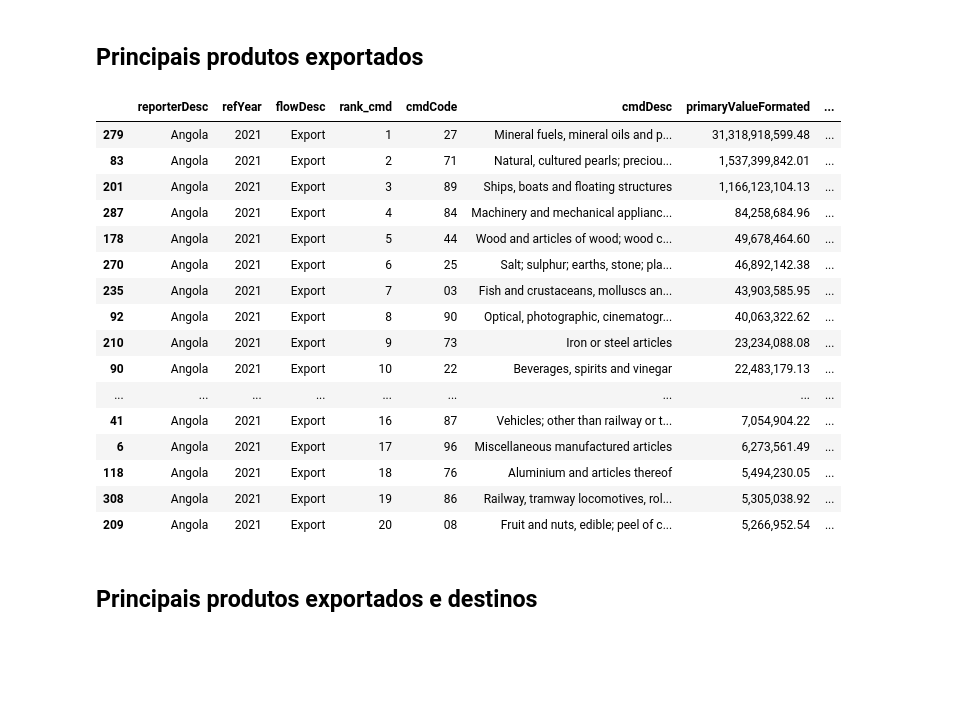
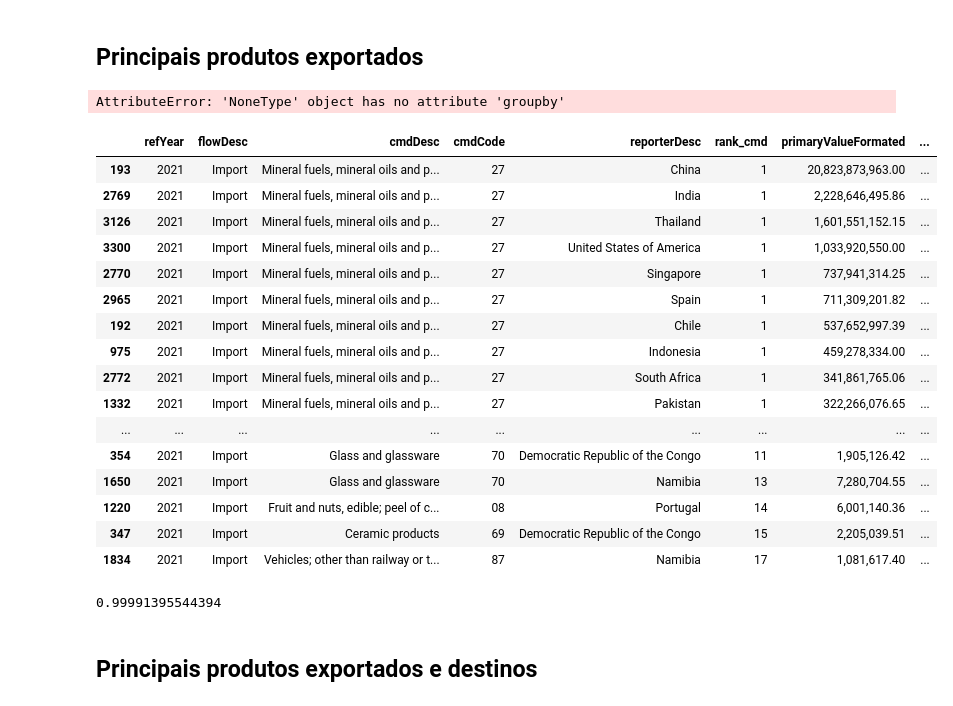
Before and after one commit to joaquimrcarvalho/cipf-comtrade, a Jupyter notebook: country_trade_profile.ipynb, the cells around one changed output. Cells and saved outputs as stored; diff of their text form; code cells hidden in the pictures; blank space fills up the shorter version.

Commit message:
Several improvments on top_partners and top_cmd

```diff
--- a/country_trade_profile.ipynb
+++ b/country_trade_profile.ipynb
@@ -56,7 +56,7 @@ if os.path.isfile(fname):
     APIKEY = config['comtrade'].get('key', None)
 
 comtrade.init(APIKEY, force_init=True)
-comtrade.PERIOD_SECONDS=5
+comtrade.PERIOD_SECONDS=7
 # %% [markdown]
 # Trade profile
 
@@ -70,6 +70,10 @@ Angola 2021
 # %% [markdown]
 ### Global exports and imports
 # %%
+import pandas as pd
+
+pd.options.display.float_format = '{:,.2f}'.format
+
 cols = ['reporterDesc','partnerDesc','flowDesc','primaryValueFormated']
-global_trade = comtrade.get_global_stats(country_of_interest, years_of_interest)
-global_trade[cols].sort_index()
+global_trade = comtrade.get_global_stats(country_of_interest, years=years_of_interest)
+global_trade
@@ -111,36 +137,43 @@ top_partners[cols].sort_values(by=['refYear','flowDesc','rank_partner'])
 # %% [markdown]
 ## Principais produtos exportados
 # %%
-show_only_top=20
-export_products = comtrade.top_commodities(country_of_interest,
-                                               partnerCode=0,  # 0 = all partners
+show_only_top=50
+export_products = comtrade.top_commodities(reporterCode=None,
+                                               partnerCode=country_of_interest,
                                                years=years_of_interest,
                                                cmdCode='AG2',
-                                               flowCode='X',
+                                               flowCode='M',  # exports from partners imports
                                            motCode=0,
                                            rank_filter=show_only_top)
+export_products.groupby(['refYear','flowDesc','cmdCode','cmdDesc'])['primaryValue'].sum().sort_values(ascending=False).head(10)
+# %% [output]
+AttributeError: 'NoneType' object has no attribute 'groupby'
 # %%
-cols = ['reporterDesc','refYear', 'flowDesc',	'rank_cmd', 'cmdCode','cmdDesc', 'primaryValueFormated',
-        comtrade.PERC_CMD_IN_PARTNER]
-export_products[cols].style.format({comtrade.PERC_CMD_IN_PARTNER: '{:,.2%}'.format, comtrade.PERC_PARTNER_IN_CMD: '{:,.2%}'.format})
+cols = ['refYear','flowDesc','cmdDesc','cmdCode','reporterDesc', 'rank_cmd','primaryValueFormated',
+        comtrade.PERC_CMD_IN_PARTNER,comtrade.PERC_PARTNER_IN_CMD,'perc_year_flow']
+export_products[export_products['primaryValue']>=1000000].sort_values(['rank_cmd','primaryValue'],ascending=[True, False])[cols].style.format({comtrade.PERC_CMD_IN_PARTNER: '{:,.2%}'.format, comtrade.PERC_PARTNER_IN_CMD: '{:,.2%}'.format,'perc_year_flow': '{:,.2%}'.format})
 # %% [output]
-|  | reporterDesc | refYear | flowDesc | rank_cmd | cmdCode | cmdDesc | primaryValueFormated | ... |
-| 279 | Angola | 2021 | Export | 1 | 27 | Mineral fuels, mineral oils and p... | 31,318,918,599.48 | ... |
-| 83 | Angola | 2021 | Export | 2 | 71 | Natural, cultured pearls; preciou... | 1,537,399,842.01 | ... |
-| 201 | Angola | 2021 | Export | 3 | 89 | Ships, boats and floating structures | 1,166,123,104.13 | ... |
-| 287 | Angola | 2021 | Export | 4 | 84 | Machinery and mechanical applianc... | 84,258,684.96 | ... |
-| 178 | Angola | 2021 | Export | 5 | 44 | Wood and articles of wood; wood c... | 49,678,464.60 | ... |
-| 270 | Angola | 2021 | Export | 6 | 25 | Salt; sulphur; earths, stone; pla... | 46,892,142.38 | ... |
-| 235 | Angola | 2021 | Export | 7 | 03 | Fish and crustaceans, molluscs an... | 43,903,585.95 | ... |
-| 92 | Angola | 2021 | Export | 8 | 90 | Optical, photographic, cinematogr... | 40,063,322.62 | ... |
-| 210 | Angola | 2021 | Export | 9 | 73 | Iron or steel articles | 23,234,088.08 | ... |
-| 90 | Angola | 2021 | Export | 10 | 22 | Beverages, spirits and vinegar | 22,483,179.13 | ... |
+|  | refYear | flowDesc | cmdDesc | cmdCode | reporterDesc | rank_cmd | primaryValueFormated | ... |
+| 193 | 2021 | Import | Mineral fuels, mineral oils and p... | 27 | China | 1 | 20,823,873,963.00 | ... |
+| 2769 | 2021 | Import | Mineral fuels, mineral oils and p... | 27 | India | 1 | 2,228,646,495.86 | ... |
+| 3126 | 2021 | Import | Mineral fuels, mineral oils and p... | 27 | Thailand | 1 | 1,601,551,152.15 | ... |
+| 3300 | 2021 | Import | Mineral fuels, mineral oils and p... | 27 | United States of America | 1 | 1,033,920,550.00 | ... |
+| 2770 | 2021 | Import | Mineral fuels, mineral oils and p... | 27 | Singapore | 1 | 737,941,314.25 | ... |
+| 2965 | 2021 | Import | Mineral fuels, mineral oils and p... | 27 | Spain | 1 | 711,309,201.82 | ... |
+| 192 | 2021 | Import | Mineral fuels, mineral oils and p... | 27 | Chile | 1 | 537,652,997.39 | ... |
+| 975 | 2021 | Import | Mineral fuels, mineral oils and p... | 27 | Indonesia | 1 | 459,278,334.00 | ... |
+| 2772 | 2021 | Import | Mineral fuels, mineral oils and p... | 27 | South Africa | 1 | 341,861,765.06 | ... |
+| 1332 | 2021 | Import | Mineral fuels, mineral oils and p... | 27 | Pakistan | 1 | 322,266,076.65 | ... |
 | ... | ... | ... | ... | ... | ... | ... | ... | ... |
-| 41 | Angola | 2021 | Export | 16 | 87 | Vehicles; other than railway or t... | 7,054,904.22 | ... |
-| 6 | Angola | 2021 | Export | 17 | 96 | Miscellaneous manufactured articles | 6,273,561.49 | ... |
-| 118 | Angola | 2021 | Export | 18 | 76 | Aluminium and articles thereof | 5,494,230.05 | ... |
-| 308 | Angola | 2021 | Export | 19 | 86 | Railway, tramway locomotives, rol... | 5,305,038.92 | ... |
-| 209 | Angola | 2021 | Export | 20 | 08 | Fruit and nuts, edible; peel of c... | 5,266,952.54 | ... |
+| 354 | 2021 | Import | Glass and glassware | 70 | Democratic Republic of the Congo | 11 | 1,905,126.42 | ... |
+| 1650 | 2021 | Import | Glass and glassware | 70 | Namibia | 13 | 7,280,704.55 | ... |
+| 1220 | 2021 | Import | Fruit and nuts, edible; peel of c... | 08 | Portugal | 14 | 6,001,140.36 | ... |
+| 347 | 2021 | Import | Ceramic products | 69 | Democratic Republic of the Congo | 15 | 2,205,039.51 | ... |
+| 1834 | 2021 | Import | Vehicles; other than railway or t... | 87 | Namibia | 17 | 1,081,617.40 | ... |
+# %%
+export_products[comtrade.PERC_CMD_IN_PARTNER].sum()
+# %% [output]
+0.99991395544394
 # %% [markdown]
 ## Principais produtos exportados e destinos
 # %%
```
Also changed, not shown: parts of 13 cells of this notebook, 1 other file.
